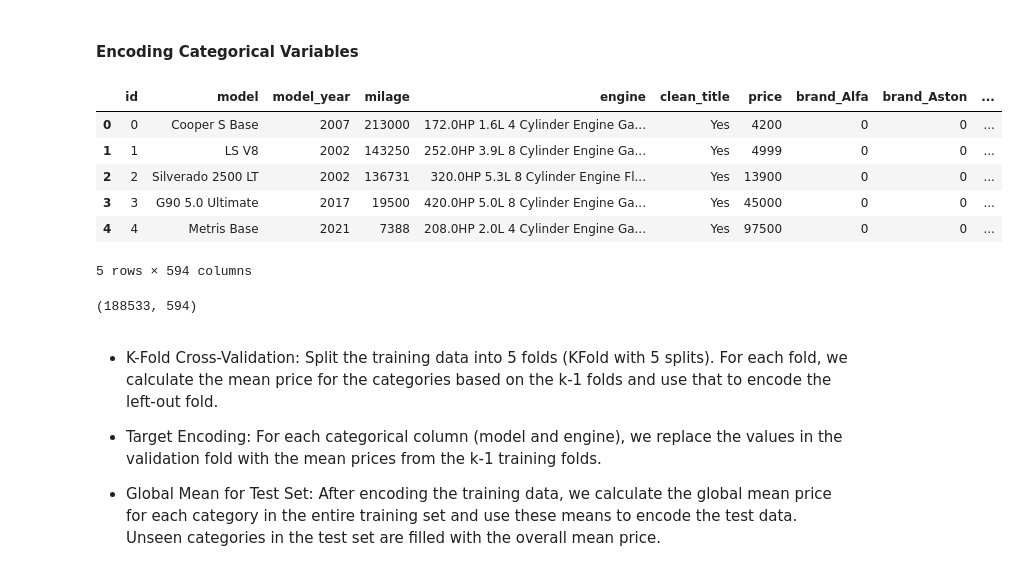
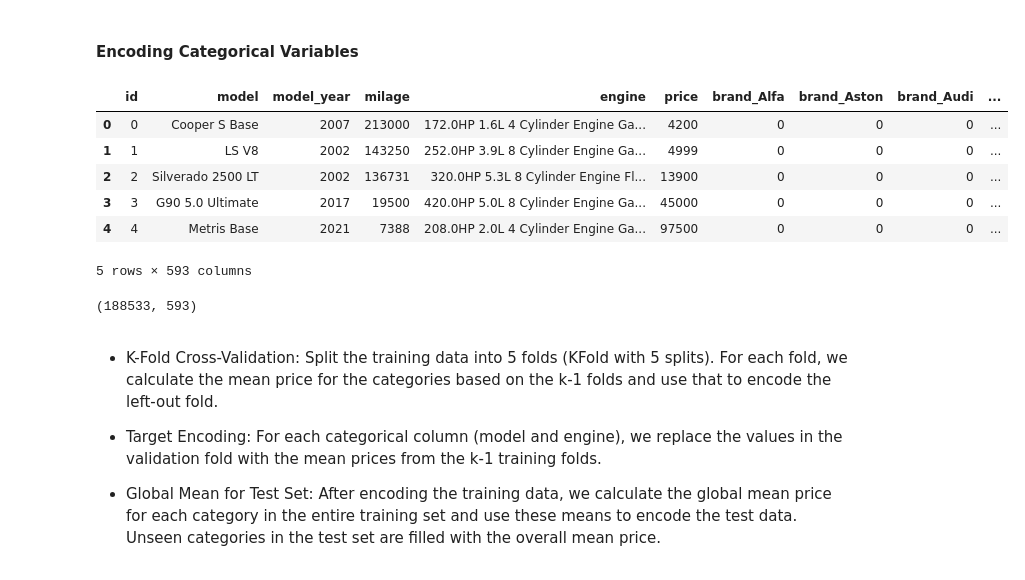
Before and after one commit to dimakazlouski/Used-Car-Prices-Regression, a Jupyter notebook: notebook.ipynb, the cells around one changed output. Saved outputs shown, nothing was run; the diff lists cells and outputs as text; code cells hidden in the pictures.

```diff
--- a/notebook.ipynb
+++ b/notebook.ipynb
@@ -325,25 +325,25 @@ data.shape
 #### Encoding Categorical Variables
 # %%
 # Performing One-Hot Encoding (OHE) on the categorical variables
-categorical_features_to_encode = ['brand', 'fuel_type', 'transmission', 'ext_col', 'int_col', 'accident']
+categorical_features_to_encode = ['brand', 'fuel_type', 'transmission', 'ext_col', 'int_col', 'accident', 'clean_title']
 
 # Perform one-hot encoding on the selected categorical variables
 data_encoded = pd.get_dummies(data, columns=categorical_features_to_encode, drop_first=True)
 
 # Display the first few rows of the encoded dataset to verify the transformation
 data_encoded.head()
 # %% [output]
-|  | id | model | model_year | milage | engine | clean_title | price | brand_Alfa | brand_Aston | ... |
-| 0 | 0 | Cooper S Base | 2007 | 213000 | 172.0HP 1.6L 4 Cylinder Engine Ga... | Yes | 4200 | 0 | 0 | ... |
-| 1 | 1 | LS V8 | 2002 | 143250 | 252.0HP 3.9L 8 Cylinder Engine Ga... | Yes | 4999 | 0 | 0 | ... |
-| 2 | 2 | Silverado 2500 LT | 2002 | 136731 | 320.0HP 5.3L 8 Cylinder Engine Fl... | Yes | 13900 | 0 | 0 | ... |
-| 3 | 3 | G90 5.0 Ultimate | 2017 | 19500 | 420.0HP 5.0L 8 Cylinder Engine Ga... | Yes | 45000 | 0 | 0 | ... |
-| 4 | 4 | Metris Base | 2021 | 7388 | 208.0HP 2.0L 4 Cylinder Engine Ga... | Yes | 97500 | 0 | 0 | ... |
+|  | id | model | model_year | milage | engine | price | brand_Alfa | brand_Aston | brand_Audi | ... |
+| 0 | 0 | Cooper S Base | 2007 | 213000 | 172.0HP 1.6L 4 Cylinder Engine Ga... | 4200 | 0 | 0 | 0 | ... |
+| 1 | 1 | LS V8 | 2002 | 143250 | 252.0HP 3.9L 8 Cylinder Engine Ga... | 4999 | 0 | 0 | 0 | ... |
+| 2 | 2 | Silverado 2500 LT | 2002 | 136731 | 320.0HP 5.3L 8 Cylinder Engine Fl... | 13900 | 0 | 0 | 0 | ... |
+| 3 | 3 | G90 5.0 Ultimate | 2017 | 19500 | 420.0HP 5.0L 8 Cylinder Engine Ga... | 45000 | 0 | 0 | 0 | ... |
+| 4 | 4 | Metris Base | 2021 | 7388 | 208.0HP 2.0L 4 Cylinder Engine Ga... | 97500 | 0 | 0 | 0 | ... |
-5 rows × 594 columns
+5 rows × 593 columns
 # %%
 data_encoded.shape
 # %% [output]
-(188533, 594)
+(188533, 593)
 # %%
 # Handling model and engine categorical variables
 
```
Also changed, not shown: parts of 28 cells of this notebook.
